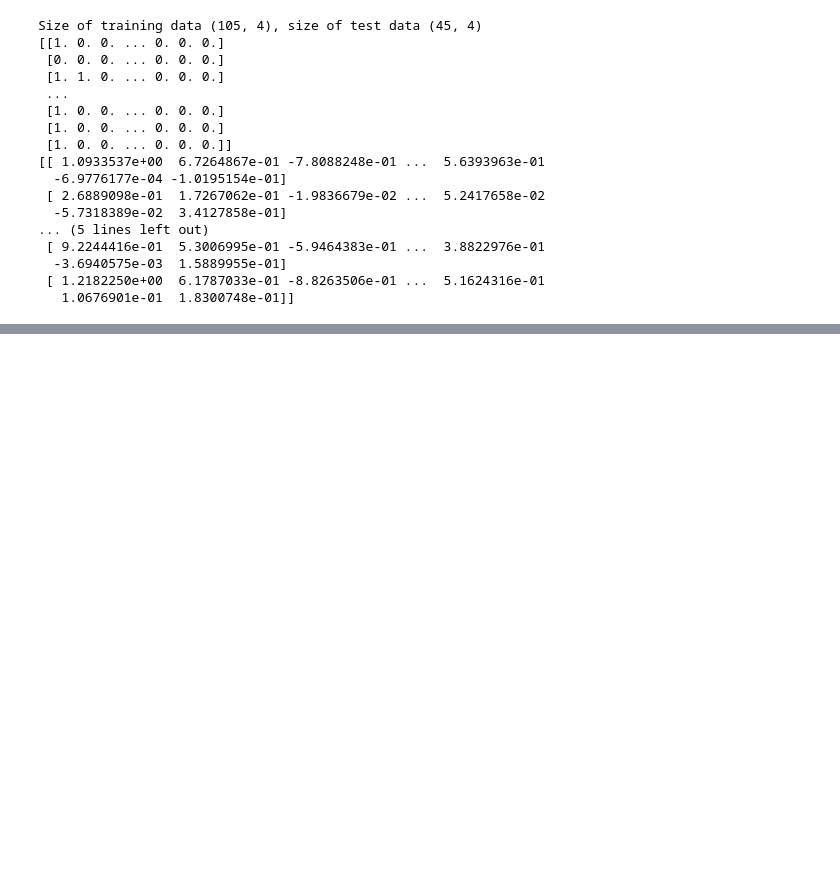
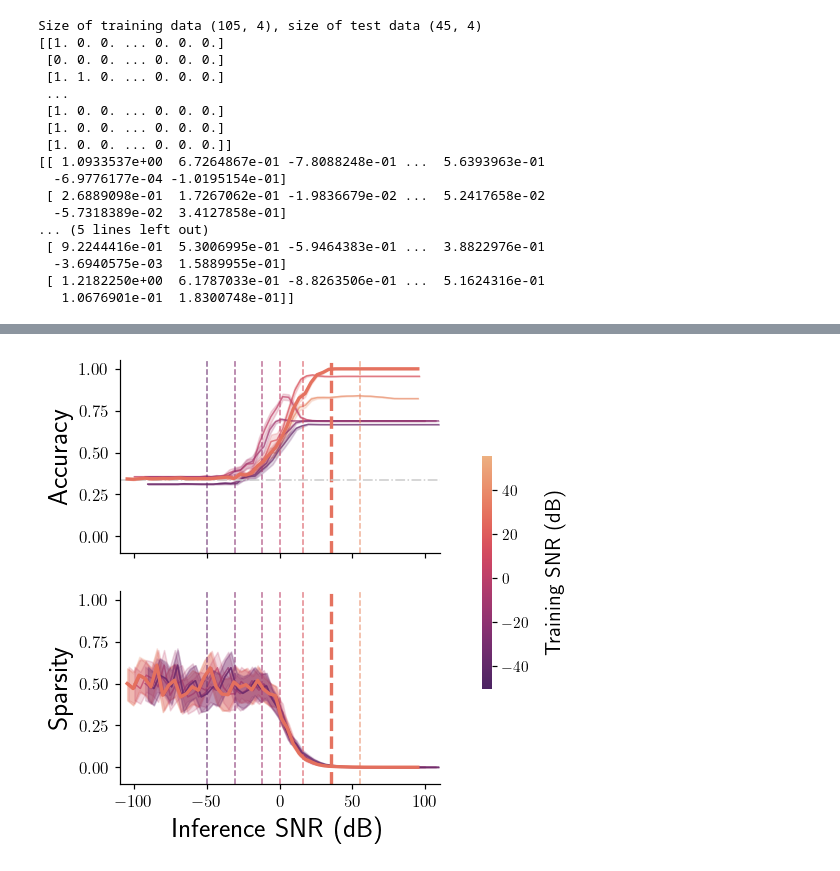
Before and after one commit to vjaltare/sawy, a Jupyter notebook: notebooks/uci_iris_figures_v2.ipynb, the cells around one changed output, grey strips where cells are left out. Cells and saved outputs as stored; diff of their text form; code cells hidden in the pictures; blank space fills up the shorter version.

Commit message:
preliminary plot for snr-acc-sparsity

```diff
--- a/notebooks/uci_iris_figures_v2.ipynb
+++ b/notebooks/uci_iris_figures_v2.ipynb
@@ -449,0 +356,15 @@ snr_data = pd.DataFrame(snr_data)
+# %%
+max_train_snr = snr_data['training_snr'].max().item()
+min_train_snr = snr_data['training_snr'].min().item()
+print(f"Training SNR range: {min_train_snr:.4f} to {max_train_snr:.4f}")
+
+# training snr for best accuracy
+best_acc_idx = snr_data['accuracy'].idxmax()
+best_acc_train_snr = snr_data.loc[best_acc_idx, 'training_snr']
+print(f"Best accuracy: {snr_data.loc[best_acc_idx, 'accuracy']:.4f} at training SNR: {best_acc_train_snr:.4f}")
+
+#
+
+# print the unique training snr values
+unique_train_snr = snr_data['training_snr'].unique()
+print(f"Unique training SNR values: {unique_train_snr}")
@@ -449,0 +391,73 @@ snr_data = pd.DataFrame(snr_data)
+# %%
+# two pallens bottom: accuracy, top: sparsity
+# fig = plt.figure(figsize=(5, 5))
+# gs = fig.add_gridspec(2, 1, height_ratios=[0.5, 1], hspace=0.05)
+# ax0 = fig.add_subplot(gs[0])
+# ax1 = fig.add_subplot(gs[1], sharex=ax0)
+flare_pal = sns.color_palette("flare", len(unique_train_snr))
+crest_pal = sns.color_palette("crest", 7)
+grey_pal = sns.color_palette("Greys", 7)
+
+# adding colorbars to the right
+norm = mpl.colors.Normalize(vmin=min_train_snr, vmax=max_train_snr)
+sm = plt.cm.ScalarMappable(cmap="flare_r", norm=norm)
+# sorted_snr_levels = sorted(snr_data['training_snr'].unique())
+# num_levels = len(sorted_snr_levels)
+# diff = jnp.diff(jnp.array(sorted_snr_levels), prepend=sorted_snr_levels[0]-1)
+# boundaries = jnp.array(sorted_snr_levels) + diff/2
+# boundaries = jnp.append(boundaries, sorted_snr_levels[-1] + diff/2)
+# cmap = mpl.colors.ListedColormap(flare_pal.as_hex())
+# norm = mpl.colors.BoundaryNorm(boundaries, cmap.N)
+# sm = plt.cm.ScalarMappable(cmap=cmap, norm=norm)
+
+
+
+fig, (ax1, ax2) = plt.subplots(2, 1, figsize=(5, 5), sharex=True, sharey=True, dpi=110)
+
+cbar = fig.colorbar(sm, ax=[ax1, ax2], location='right', pad=0.1, aspect=25, shrink=0.55)
+cbar.set_label("Training SNR (dB)", fontsize=14, labelpad=10)
+cbar.outline.set_visible(False)
+cbar.ax.tick_params(labelsize=10)
+
+for idx, train_snr in enumerate(snr_data['training_snr'].unique()):
+    if train_snr == best_acc_train_snr:
+        lw = 2.2
+        alpha = 0.99
+        data = snr_data.loc[snr_data['training_snr'] == train_snr]
+        idx_plt = idx
+        sns.lineplot(data=data, x='snr', y='accuracy', color=flare_pal[idx], ax=ax1, lw=lw, alpha=alpha, legend="full", err_style="band", zorder=10)
+        sns.lineplot(data=data, x='snr', y='sparsity', color=flare_pal[idx], ax=ax2, lw=lw, alpha=alpha, legend=None, err_style="band", zorder=10)
+        ax1.axvline(x=train_snr, color=flare_pal[idx], ls="--", lw=lw, alpha=alpha)
+        ax2.axvline(x=train_snr, color=flare_pal[idx], ls="--", lw=lw, alpha=alpha)
+
+    else:
+        lw = 1.0
+        alpha = 0.7
+        data = snr_data.loc[snr_data['training_snr'] == train_snr]
+        sns.lineplot(data=data, x='snr', y='accuracy', color=flare_pal[idx], ax=ax1, lw=lw, alpha=alpha, legend=None, err_style="band", zorder=1)
+        sns.lineplot(data=data, x='snr', y='sparsity', color=flare_pal[idx], ax=ax2, lw=lw, alpha=alpha, legend=None, err_style="band", zorder=1)
+        ax1.axvline(x=train_snr, color=flare_pal[idx], ls="--", lw=lw, alpha=alpha)
+        ax2.axvline(x=train_snr, color=flare_pal[idx], ls="--", lw=lw, alpha=alpha)
+
+# adding the baseline accyracy line
+ax1.axhline(y=1/3, color="0.8", ls="-.", lw=1)
+# ax1.axvline(x=best_acc_train_snr, color=flare_pal[idx_plt], ls="--", lw=1.5)
+# ax2.axvline(x=best_acc_train_snr, color=flare_pal[idx_plt], ls="--", lw=1.5)
+
+ax1.set_ylim(-0.1, 1.05)
+ax2.set_ylim(-0.1, 1.05)
+ax2.set_xlim(-110, 110)
+
+# ax1.legend(frameon=False, title="Training SNR (dB)", fontsize=12)
+
+ax1.set_ylabel("Accuracy", fontsize=18)
+ax2.set_ylabel("Sparsity", fontsize=18)
+ax2.set_xlabel("Inference SNR (dB)", fontsize=18)
+
+ax1.tick_params(axis='both', labelsize=11)
+ax2.tick_params(axis='both', labelsize=11)
+
+sns.despine(ax=ax1)
+sns.despine(ax=ax2)
+# %% [output]
+[figure, added]
```
Also changed, not shown: parts of 13 cells of this notebook.
